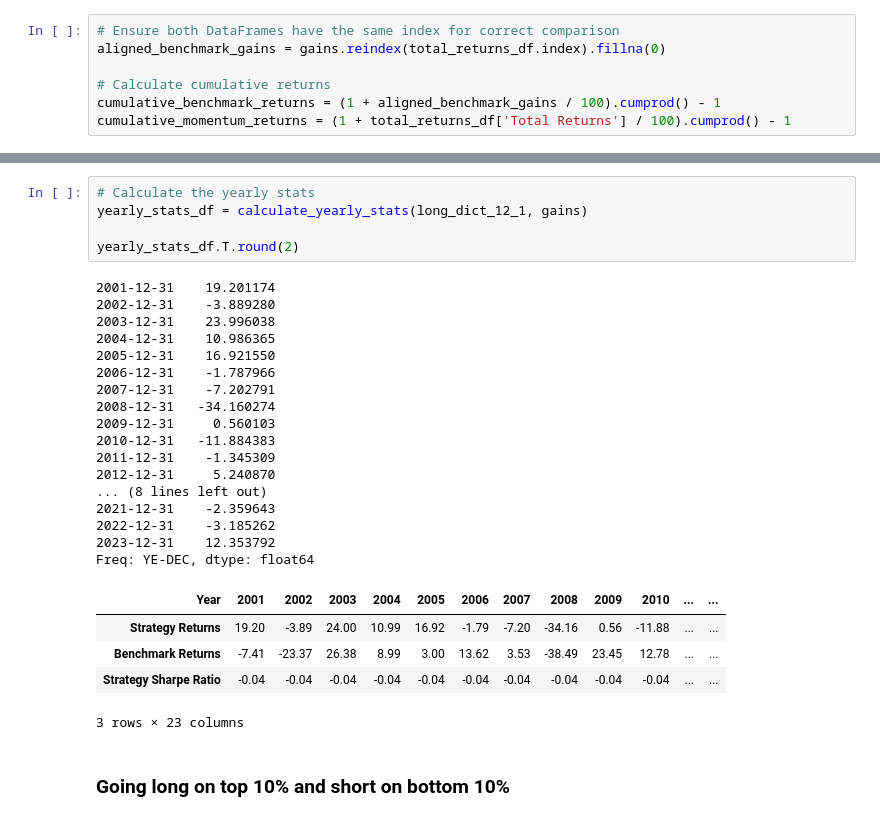
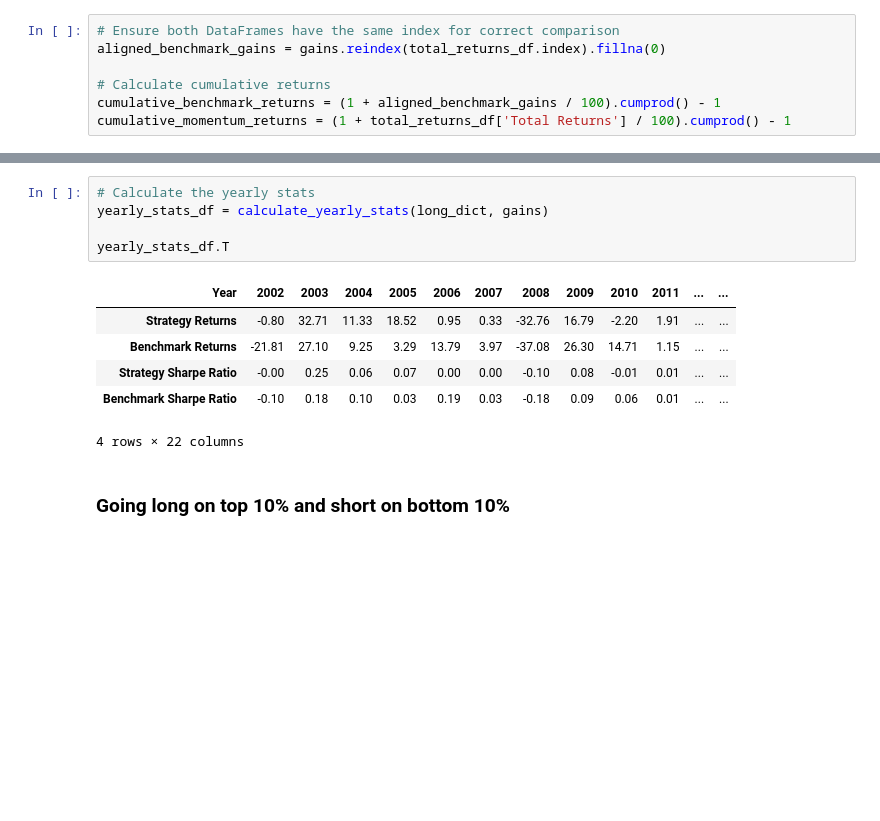
Before and after one commit to satyaki-02/Factor_Investing_in_Stock-Market, a Jupyter notebook: main.ipynb, the cells around one changed output, grey strips where cells are left out. Cells and saved outputs as stored; diff of their text form; blank space fills up the shorter version.

```diff
--- a/main.ipynb
+++ b/main.ipynb
@@ -443,32 +452,16 @@ fig.update_layout(
 fig.show()
 # %%
 # Calculate the yearly stats
-yearly_stats_df = calculate_yearly_stats(long_dict_12_1, gains)
+yearly_stats_df = calculate_yearly_stats(long_dict, gains)
 
-yearly_stats_df.T.round(2)
+yearly_stats_df.T
 # %% [output]
+| Year | 2002 | 2003 | 2004 | 2005 | 2006 | 2007 | 2008 | 2009 | 2010 | 2011 | ... | ... |
+| Strategy Returns | -0.80 | 32.71 | 11.33 | 18.52 | 0.95 | 0.33 | -32.76 | 16.79 | -2.20 | 1.91 | ... | ... |
+| Benchmark Returns | -21.81 | 27.10 | 9.25 | 3.29 | 13.79 | 3.97 | -37.08 | 26.30 | 14.71 | 1.15 | ... | ... |
+| Strategy Sharpe Ratio | -0.00 | 0.25 | 0.06 | 0.07 | 0.00 | 0.00 | -0.10 | 0.08 | -0.01 | 0.01 | ... | ... |
+| Benchmark Sharpe Ratio | -0.10 | 0.18 | 0.10 | 0.03 | 0.19 | 0.03 | -0.18 | 0.09 | 0.06 | 0.01 | ... | ... |
-2001-12-31    19.201174
-2002-12-31    -3.889280
-2003-12-31    23.996038
-2004-12-31    10.986365
-2005-12-31    16.921550
-2006-12-31    -1.787966
-2007-12-31    -7.202791
-2008-12-31   -34.160274
-2009-12-31     0.560103
-2010-12-31   -11.884383
-2011-12-31    -1.345309
-2012-12-31     5.240870
-... (8 lines left out)
-2021-12-31    -2.359643
-2022-12-31    -3.185262
-2023-12-31    12.353792
-Freq: YE-DEC, dtype: float64
+4 rows × 22 columns
-| Year | 2001 | 2002 | 2003 | 2004 | 2005 | 2006 | 2007 | 2008 | 2009 | 2010 | ... | ... |
-| Strategy Returns | 19.20 | -3.89 | 24.00 | 10.99 | 16.92 | -1.79 | -7.20 | -34.16 | 0.56 | -11.88 | ... | ... |
-| Benchmark Returns | -7.41 | -23.37 | 26.38 | 8.99 | 3.00 | 13.62 | 3.53 | -38.49 | 23.45 | 12.78 | ... | ... |
-| Strategy Sharpe Ratio | -0.04 | -0.04 | -0.04 | -0.04 | -0.04 | -0.04 | -0.04 | -0.04 | -0.04 | -0.04 | ... | ... |
-3 rows × 23 columns
 # %% [markdown]
 ### Going long on top 10% and short on bottom 10%
 # %%
```
Also changed, not shown: parts of 62 cells of this notebook, 2 other files.
